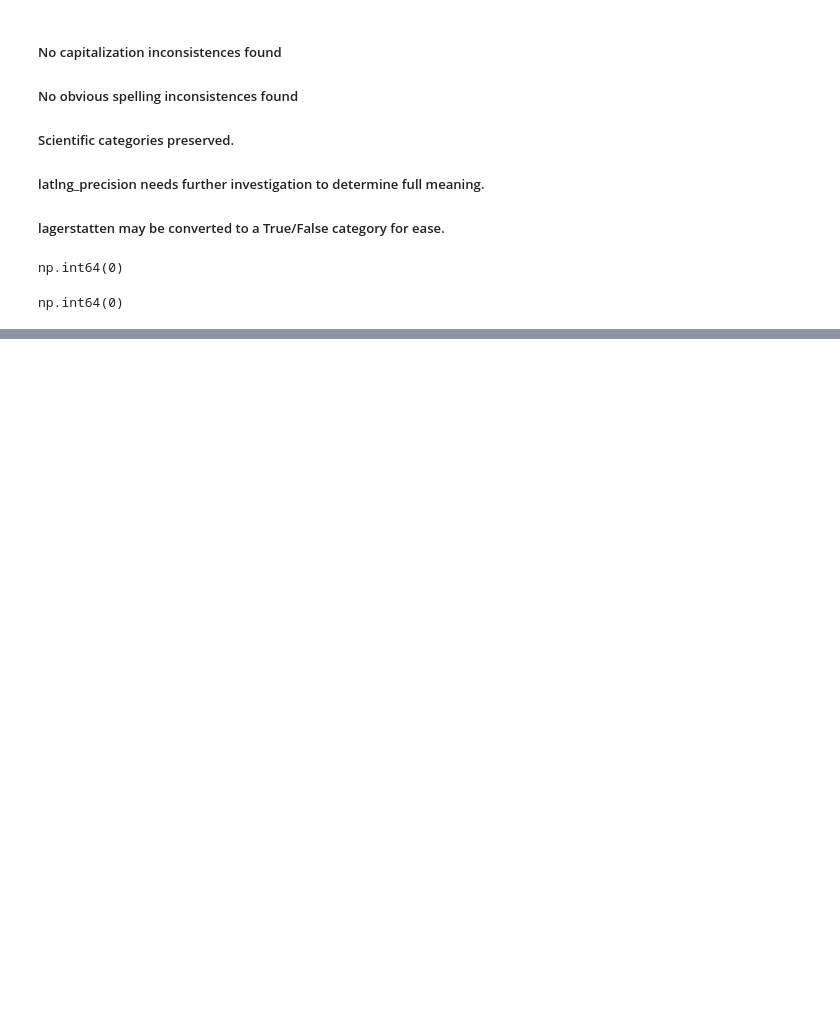
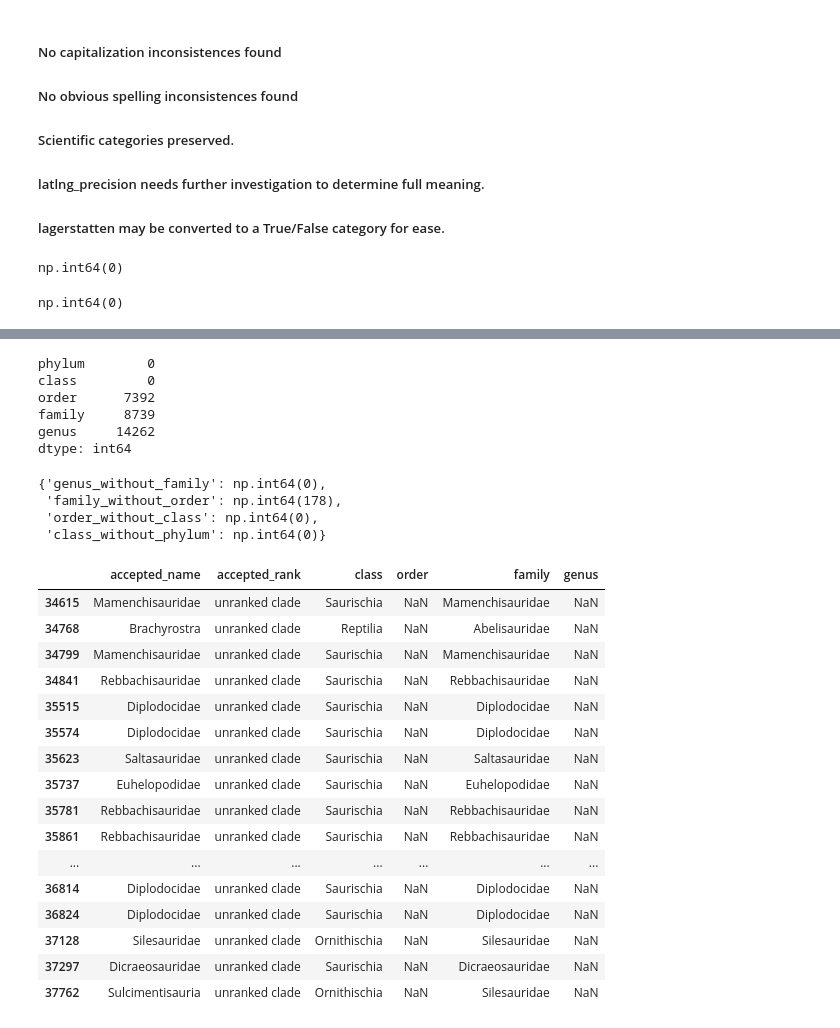
Before and after one commit to gilmorejh/dinosaur-fossil-explorer, a Jupyter notebook: notebooks/clean_data.ipynb, the cells around one changed output, grey strips where cells are left out. Drawn from its saved outputs; the diff is of its cells as text; code cells hidden in the pictures; blank space fills up the shorter version.

Commit message:
validated two groups of columns in clean_data

```diff
--- a/notebooks/clean_data.ipynb
+++ b/notebooks/clean_data.ipynb
@@ -457,0 +590,61 @@ reference_no: 7781 unique values
+# %%
+clean_df[taxonomy_columns].isna().sum()
+# %% [output]
+phylum        0
+class         0
+order      7392
+family     8739
+genus     14262
+dtype: int64
+# %%
+taxonomy_hierarchy_check = {
+    "genus_without_family": (
+        clean_df["genus"].notna() &
+        clean_df["family"].isna()
+    ).sum(),
+
+    "family_without_order": (
+        clean_df["family"].notna() &
+        clean_df["order"].isna()
+    ).sum(),
+
+    "order_without_class": (
+        clean_df["order"].notna() &
+        clean_df["class"].isna()
+    ).sum(),
+
+    "class_without_phylum": (
+        clean_df["class"].notna() &
+        clean_df["phylum"].isna()
+    ).sum()
+}
+
+taxonomy_hierarchy_check
+# %% [output]
+{'genus_without_family': np.int64(0),
+ 'family_without_order': np.int64(178),
+ 'order_without_class': np.int64(0),
+ 'class_without_phylum': np.int64(0)}
+# %%
+clean_df.loc[
+    clean_df["family"].notna() & clean_df["order"].isna(),
+    ["accepted_name", "accepted_rank", "class", "order", "family", "genus"]
+].tail(20)
+# %% [output]
+|  | accepted_name | accepted_rank | class | order | family | genus |
+| 34615 | Mamenchisauridae | unranked clade | Saurischia | NaN | Mamenchisauridae | NaN |
+| 34768 | Brachyrostra | unranked clade | Reptilia | NaN | Abelisauridae | NaN |
+| 34799 | Mamenchisauridae | unranked clade | Saurischia | NaN | Mamenchisauridae | NaN |
+| 34841 | Rebbachisauridae | unranked clade | Saurischia | NaN | Rebbachisauridae | NaN |
+| 35515 | Diplodocidae | unranked clade | Saurischia | NaN | Diplodocidae | NaN |
+| 35574 | Diplodocidae | unranked clade | Saurischia | NaN | Diplodocidae | NaN |
+| 35623 | Saltasauridae | unranked clade | Saurischia | NaN | Saltasauridae | NaN |
+| 35737 | Euhelopodidae | unranked clade | Saurischia | NaN | Euhelopodidae | NaN |
+| 35781 | Rebbachisauridae | unranked clade | Saurischia | NaN | Rebbachisauridae | NaN |
+| 35861 | Rebbachisauridae | unranked clade | Saurischia | NaN | Rebbachisauridae | NaN |
+| ... | ... | ... | ... | ... | ... | ... |
+| 36814 | Diplodocidae | unranked clade | Saurischia | NaN | Diplodocidae | NaN |
+| 36824 | Diplodocidae | unranked clade | Saurischia | NaN | Diplodocidae | NaN |
+| 37128 | Silesauridae | unranked clade | Ornithischia | NaN | Silesauridae | NaN |
+| 37297 | Dicraeosauridae | unranked clade | Saurischia | NaN | Dicraeosauridae | NaN |
+| 37762 | Sulcimentisauria | unranked clade | Ornithischia | NaN | Silesauridae | NaN |
```
Also changed, not shown: parts of 33 cells of this notebook.
